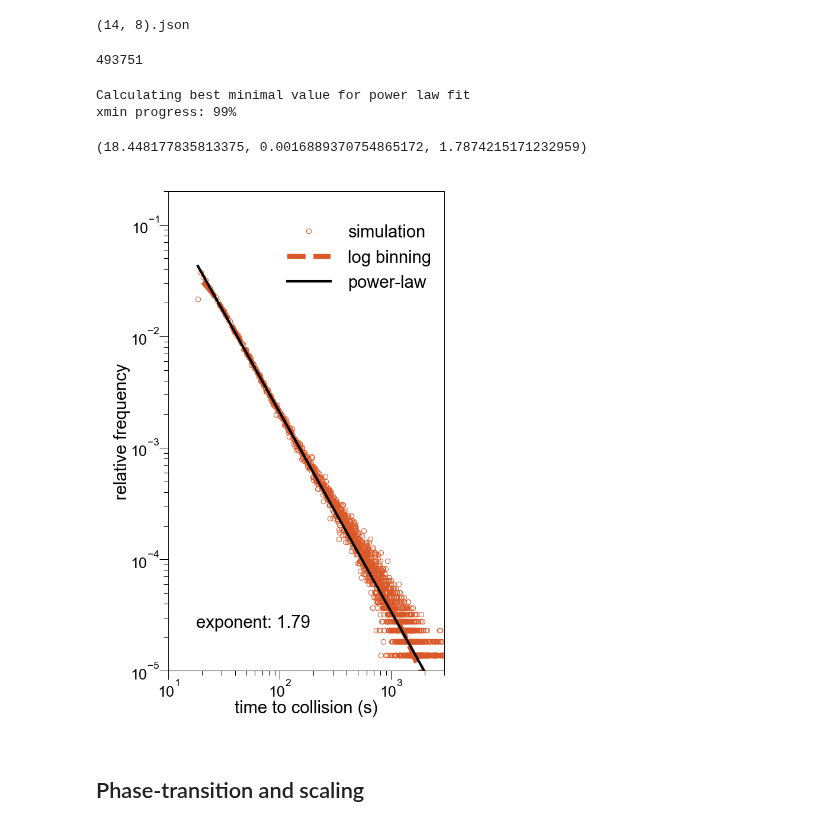
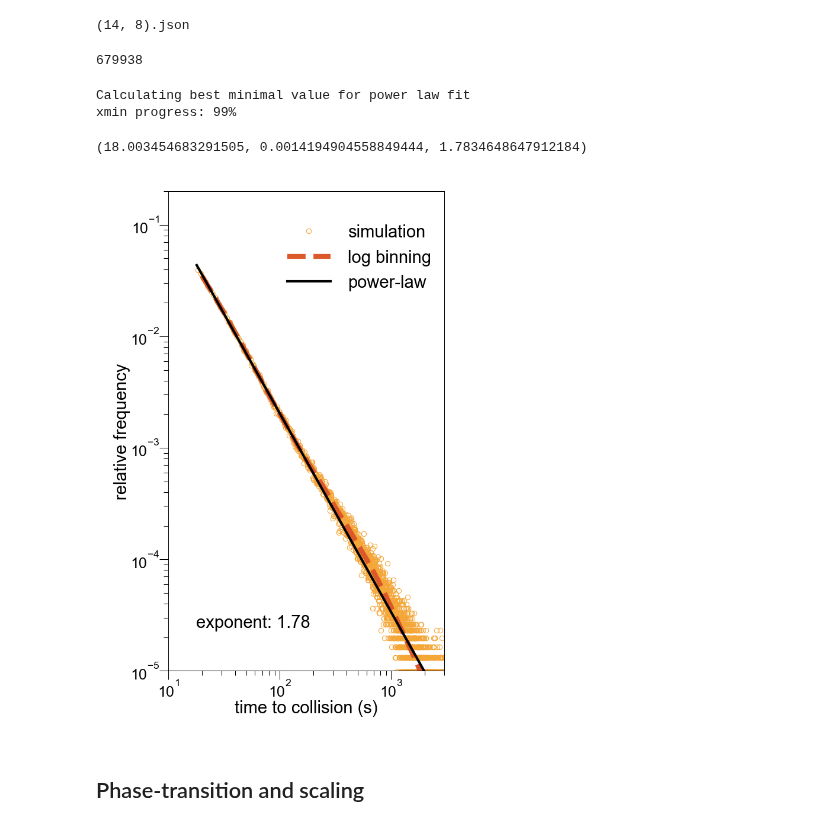
Before and after one commit to EPFL-ENAC/LUTS-pneuma-simulator, a Jupyter notebook: notebooks/sandbox.ipynb, the cells around one changed output. Cells and saved outputs as stored; diff of their text form; code cells hidden in the pictures.

```diff
--- a/notebooks/sandbox.ipynb
+++ b/notebooks/sandbox.ipynb
@@ -124,7 +124,7 @@ os.makedirs(path, exist_ok=True)
 ## Simulated powerlaw distribution
 # %%
 verbose = True
-howmany = 6
+howmany = 8
 l_ttc = []
 for permutation in [(14, 2), (14, 4), (14, 6), (14, 8)]:
     with zipfile.ZipFile(f"{path}{permutation}.zip", "r") as ziph:
@@ -158,23 +158,23 @@ for permutation in [(14, 2), (14, 4), (14, 6), (14, 8)]:
 ttc_data = array(l_ttc).astype(float)
 len(ttc_data)
 # %% [output]
-493751
+679938
 # %%
 results = powerlaw.Fit(ttc_data)
 # %% [output]
 Calculating best minimal value for power law fit
 xmin progress: 99%
-# %%
-results.xmin, results.sigma, results.alpha
-# %% [output]
-(18.448177835813375, 0.0016889370754865172, 1.7874215171232959)
+# %%
+results.xmin, results.sigma, results.alpha
+# %% [output]
+(18.003454683291505, 0.0014194904558849444, 1.7834648647912184)
 # %%
 fig, ax = plt.subplots(figsize=(5 * params.cm, 7.5 * params.cm), dpi=300)
 ax.set_aspect("equal")
 results.plot_pdf(
     ax=ax,
     linear_bins=True,
-    color=vermilion,
+    color=orange,
     lw=0,
     marker=".",
     markerfacecolor="none",
@@ -185,39 +185,39 @@ results.plot_pdf(
 )
 results.plot_pdf(ax=ax, linear_bins=False, c=vermilion, lw=2, ls="--", label="log binning")
 results.power_law.plot_pdf(c="k", linestyle="-", lw=1, ax=ax, label="power-law")
 ax.set_ylabel("relative frequency", labelpad=0)
 ax.set_xlabel("time to collision (s)", labelpad=0)
 ax.tick_params(axis="x", pad=0)
 ax.tick_params(axis="y", pad=0)
 ax.set_xlim(1e1, 3e3)
 ax.set_ylim(1e-5, 2e-1)
 ax.legend(
     frameon=False,
     borderpad=0,
     handletextpad=1,
     handlelength=2.5,
     fontsize=7,
     loc=2,
     bbox_to_anchor=(0.4, 0.95),
 )
 ax.text(
     0.1,
     0.1,
     f"exponent: {round(results.alpha,2)}",
     fontsize=7,
     ha="left",
     va="center",
     transform=ax.transAxes,
 )
 fig.tight_layout(pad=0)
-#plt.savefig(
-#    "/Users/georg/Documents/Figures/ttc_sim.pdf",
-#    format="pdf",
-#    transparent=True,
-#)
+plt.savefig(
+    "/Users/georg/Documents/Figures/ttc_sim.pdf",
+    format="pdf",
+    transparent=True,
+)
 plt.show()
 # %% [output]
-[figure, old version]
+[figure, new version]
 # %% [markdown]
 ## Phase-transition and scaling
 # %%
```
Also changed, not shown: parts of 9 cells of this notebook, 1 other file.
